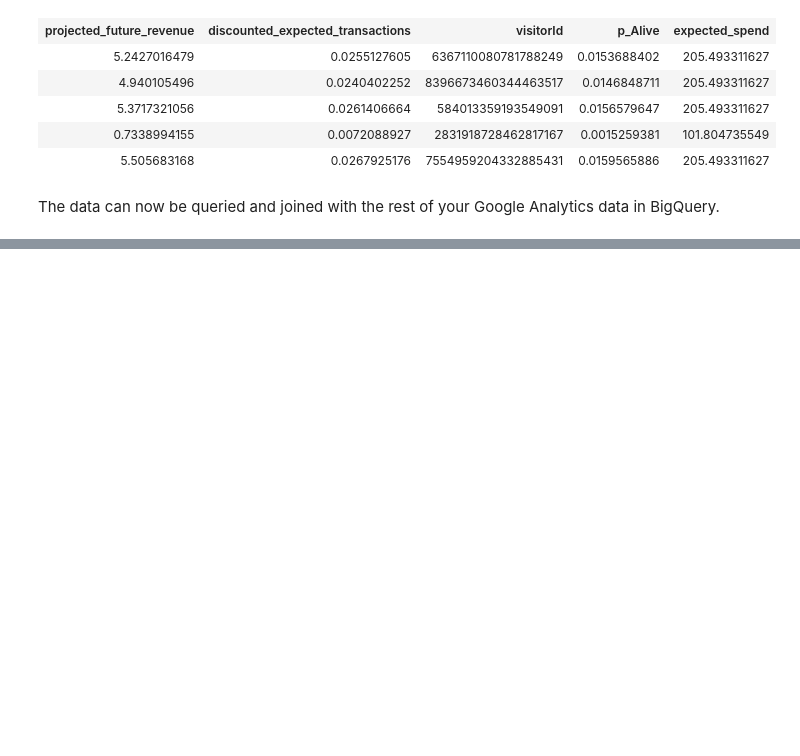
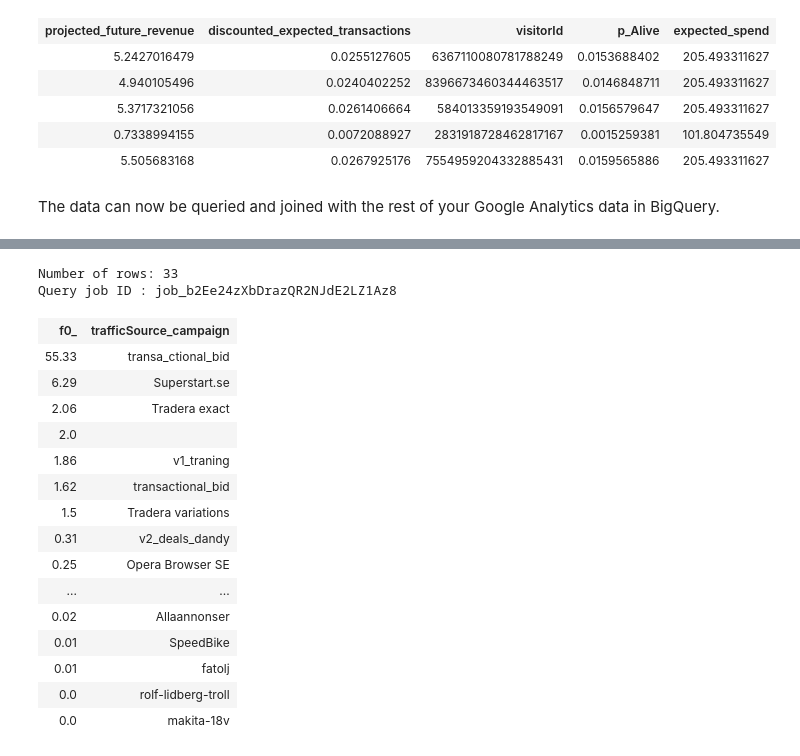
Before and after one commit to grano/clv-bq, a Jupyter notebook: clv-bq.ipynb, the cells around one changed output, grey strips where cells are left out. Saved outputs shown, nothing was run; the diff lists cells and outputs as text; code cells hidden in the pictures; blank space fills up the shorter version.

```diff
--- a/clv-bq.ipynb
+++ b/clv-bq.ipynb
@@ -543,0 +607,21 @@ The data can now be queried and joined with the rest of your Google Analytics da
+# %%
+det_by_campaign.results()
+# %% [output]
+Number of rows: 33
+Query job ID : job_b2Ee24zXbDrazQR2NJdE2LZ1Az8
+| f0_ | trafficSource_campaign |
+| 55.33 | transa_ctional_bid |
+| 6.29 | Superstart.se |
+| 2.06 | Tradera exact |
+| 2.0 |  |
+| 1.86 | v1_traning |
+| 1.62 | transactional_bid |
+| 1.5 | Tradera variations |
+| 0.31 | v2_deals_dandy |
+| 0.25 | Opera Browser SE |
+| ... | ... |
+| 0.02 | Allaannonser |
+| 0.01 | SpeedBike |
+| 0.01 | fatolj |
+| 0.0 | rolf-lidberg-troll |
+| 0.0 | makita-18v |
```
Also changed, not shown: parts of 10 cells of this notebook.
